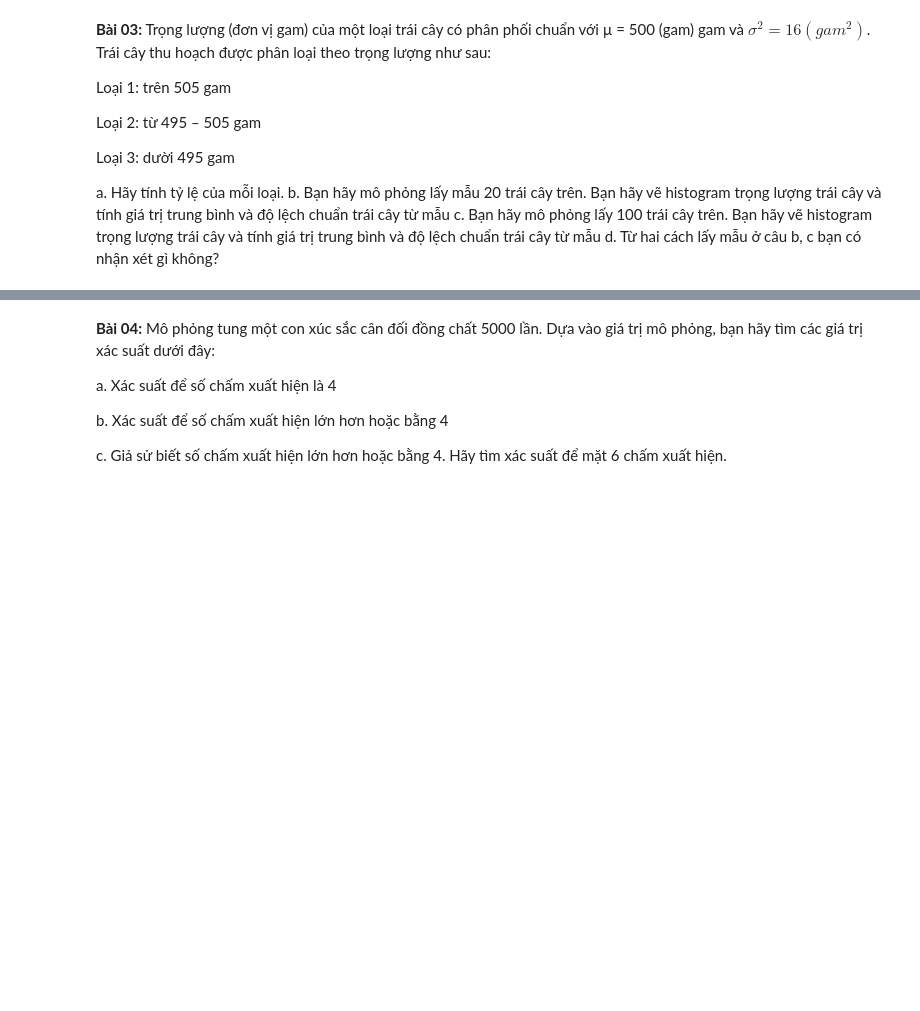
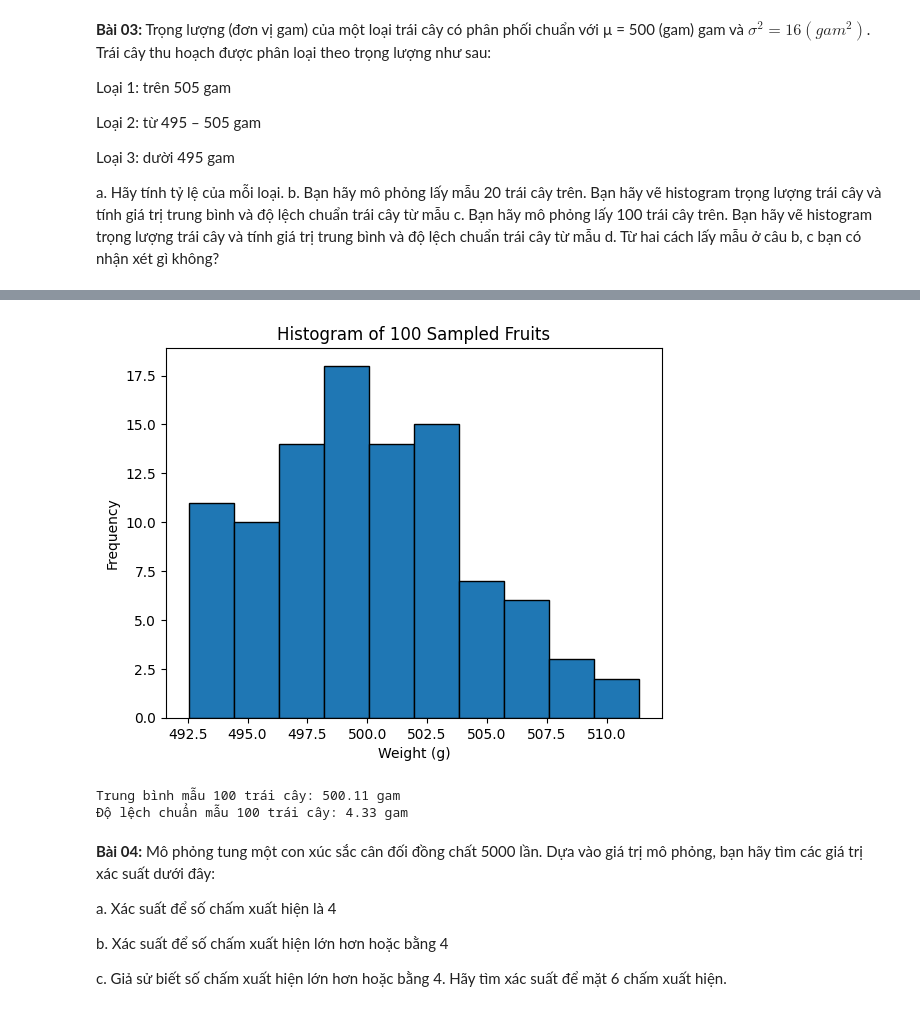
Before and after one commit to ur77ec17235/Computer-statistics_and_applications, a Jupyter notebook: labs/tkud_lab05_ex.ipynb, the cells around one changed output, grey strips where cells are left out. Drawn from its saved outputs; the diff is of its cells as text; code cells hidden in the pictures; blank space fills up the shorter version.

```diff
--- a/labs/tkud_lab05_ex.ipynb
+++ b/labs/tkud_lab05_ex.ipynb
@@ -26,3 +136,24 @@ d. Từ hai cách lấy mẫu ở câu b, c bạn có nhận xét gì không?
+# %%
+# Lấy mẫu 100 trái cây
+samples_100 = np.random.normal(mu, sigma, 100)
+
+# Vẽ histogram
+plt.hist(samples_100, bins=10, edgecolor='black')
+plt.title('Histogram of 100 Sampled Fruits')
+plt.xlabel('Weight (g)')
+plt.ylabel('Frequency')
+plt.show()
+
+# Tính trung bình và độ lệch chuẩn từ mẫu
+mean_100 = np.mean(samples_100)
+std_100 = np.std(samples_100)
+
+print(f'Trung bình mẫu 100 trái cây: {mean_100:.2f} gam')
+print(f'Độ lệch chuẩn mẫu 100 trái cây: {std_100:.2f} gam')
+# %% [output]
+[figure, added]
+Trung bình mẫu 100 trái cây: 500.11 gam
+Độ lệch chuẩn mẫu 100 trái cây: 4.33 gam
 # %% [markdown]
 **Bài 04:** Mô phỏng tung một con xúc sắc cân đối đồng chất 5000 lần. Dựa vào giá trị mô phỏng, bạn hãy tìm các giá trị xác suất dưới đây:
 
```
Also changed, not shown: parts of 21 cells of this notebook, 3 other files.
